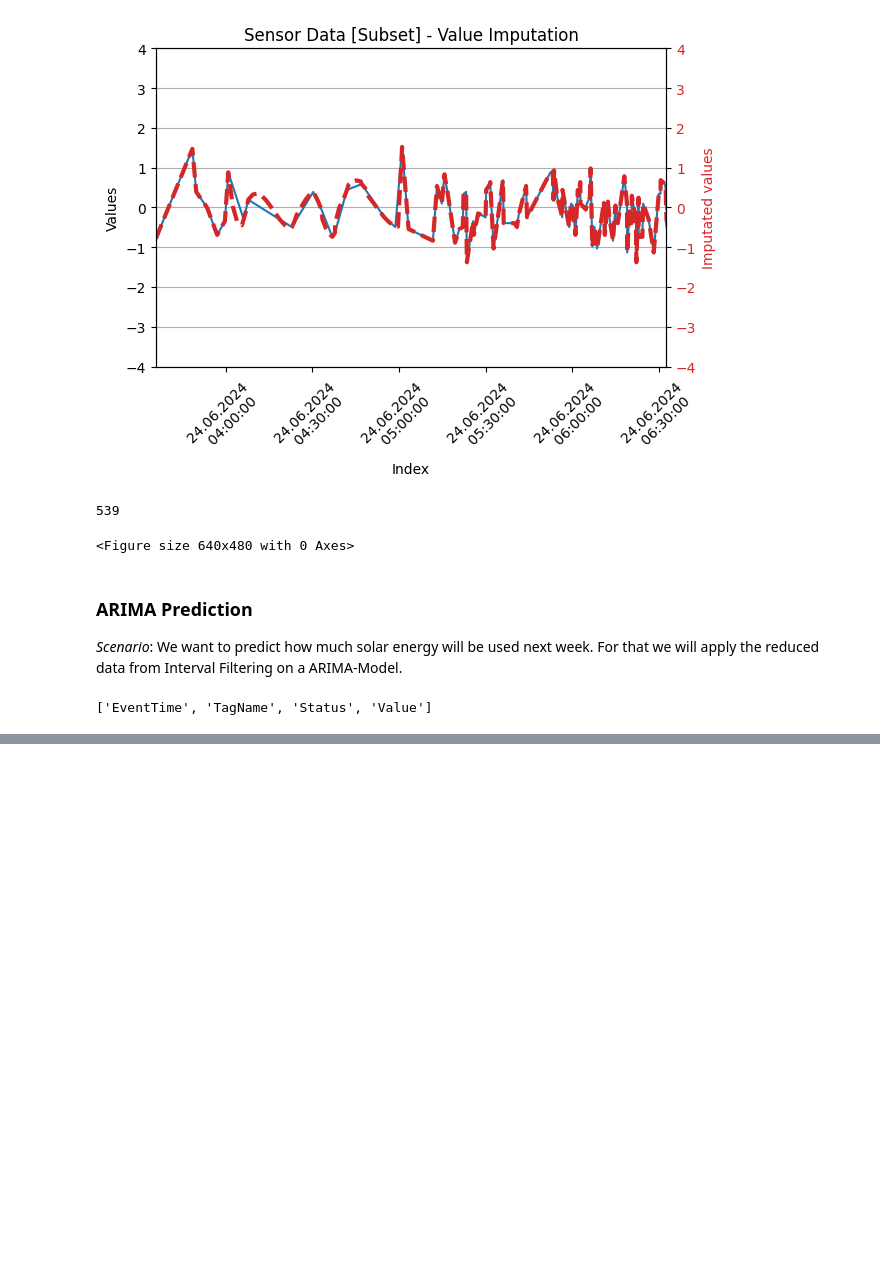
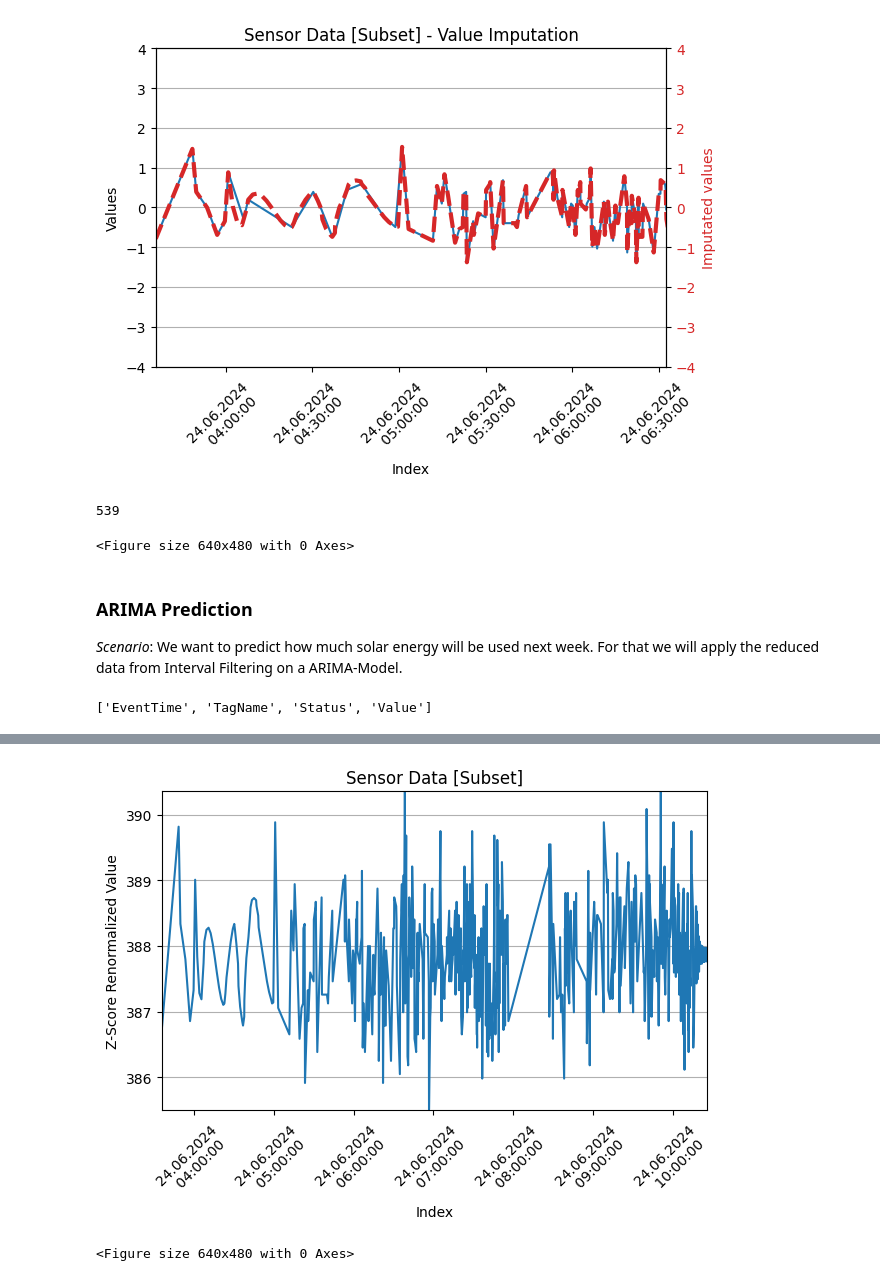
Before and after one commit to rtdip/core, a Jupyter notebook: notebook/pipeline_showcase.ipynb, the cells around one changed output, grey strips where cells are left out. Drawn from its saved outputs; the diff is of its cells as text; code cells hidden in the pictures; blank space fills up the shorter version.

```diff
--- a/notebook/pipeline_showcase.ipynb
+++ b/notebook/pipeline_showcase.ipynb
@@ -237,0 +237,10 @@ SyntaxError: invalid syntax (1636678146.py, line 2)
+# %%
+# Prepare Pipeline Compoment
+z_score_denorm = Denormalization(df=df_5_a, normalization_to_revert=z_score_norm)
+# Execute the normalization on the dataframe
+df_6 = z_score_denorm.filter()
+# %%
+create_value_plot(value_df=df_6.toPandas(), title='Sensor Data [Subset]', y_label = 'Z-Score Renormalized Value')
+# %% [output]
+[figure, added]
+<Figure size 640x480 with 0 Axes>
```
Also changed, not shown: parts of 3 cells of this notebook.
